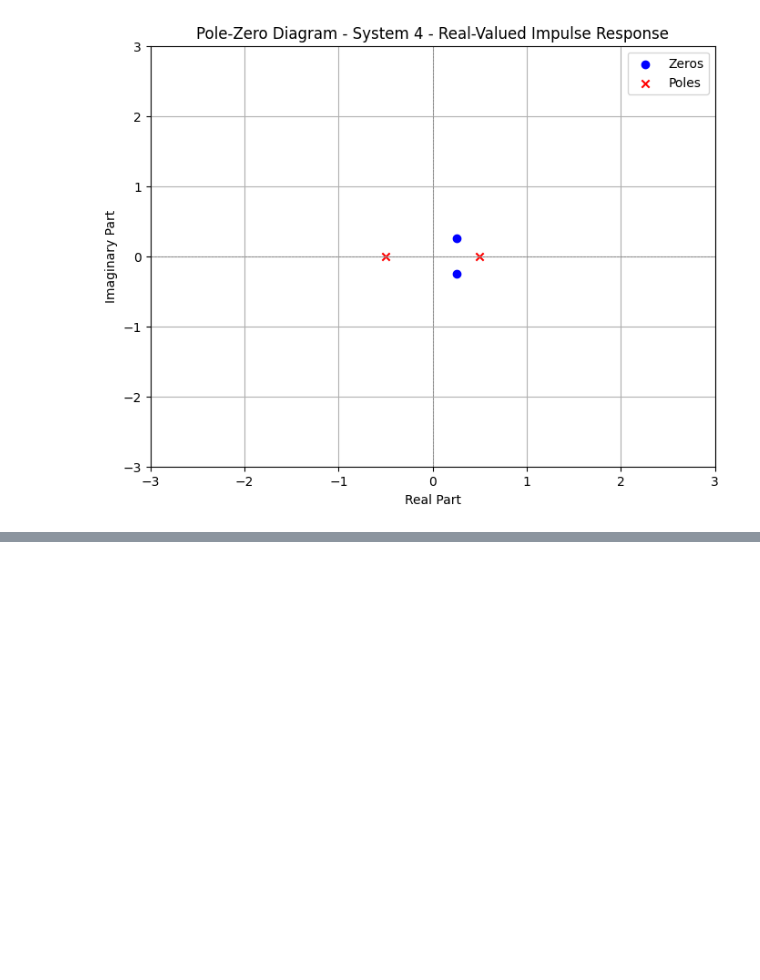
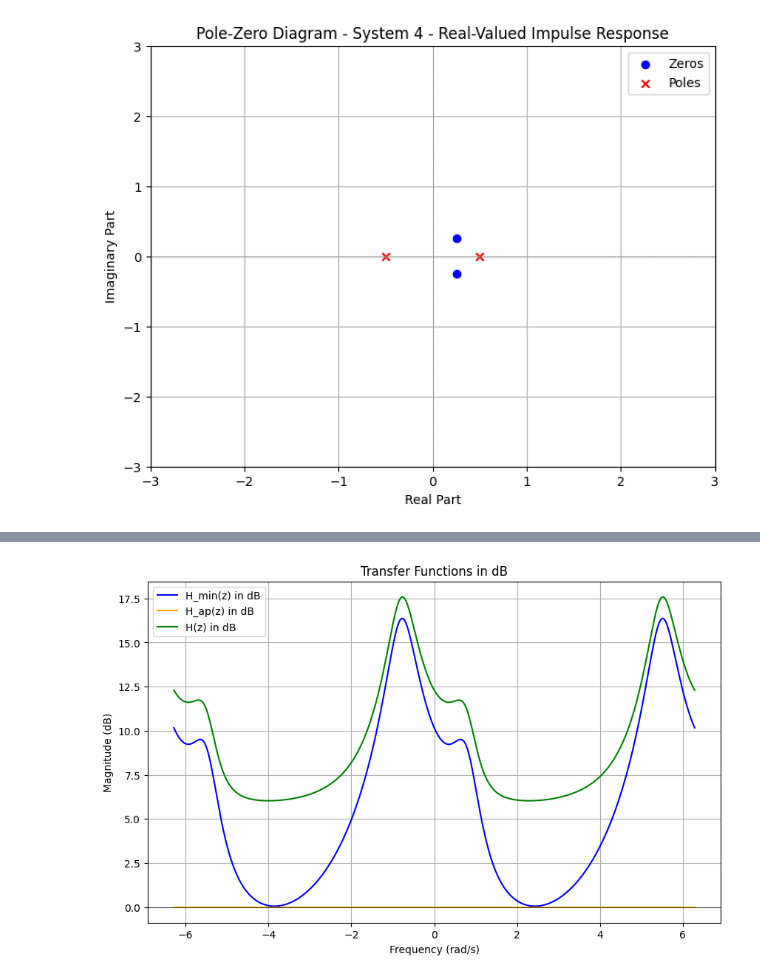
Before and after one commit to zeroxdan/eds, a Jupyter notebook: ha02.ipynb, the cells around one changed output, grey strips where cells are left out. Drawn from its saved outputs; the diff is of its cells as text; code cells hidden in the pictures; blank space fills up the shorter version.

```diff
--- a/ha02.ipynb
+++ b/ha02.ipynb
@@ -368,0 +411,31 @@ plot_pole_zero_diagram(zeros4, poles4, 'System 4 - Real-Valued Impulse Response'
+# %%
+# 04b
+def transfer_function(z, k, zeros, poles):
+    numerator = np.prod([(1 - z_i/z) for z_i in zeros], axis=0)
+    denominator = np.prod([(1 - p_i/z) for p_i in poles], axis=0)
+    return k * numerator / denominator
+
+# Parameters
+k_min = 2  # Assume some gain for min phase
+k_ap = 1   # Assume some gain for all-pass
+w = np.linspace(-2 * np.pi, 2 * np.pi, 1000)
+
+H_min = transfer_function(np.exp(1j*w), k_min, zeros_min_phase, poles_min_phase)
+H_ap = transfer_function(np.exp(1j*w), k_ap, poles_all_pass, poles_all_pass)
+H = H_min + H_ap  # Superposition for the overall system
+
+# Plot in dB
+plt.figure(figsize=(10, 6))
+plt.plot(w, 20 * np.log10(np.abs(H_min)), label='H_min(z) in dB', color='blue')
+plt.plot(w, 20 * np.log10(np.abs(H_ap)), label='H_ap(z) in dB', color='orange')
+plt.plot(w, 20 * np.log10(np.abs(H)), label='H(z) in dB', color='green')
+
+plt.title("Transfer Functions in dB")
+plt.xlabel("Frequency (rad/s)")
+plt.ylabel("Magnitude (dB)")
+plt.axhline(0, color='black', lw=0.5)
+plt.grid()
+plt.legend()
+plt.show()
+# %% [output]
+[figure, added]
```
Also changed, not shown: parts of 2 cells of this notebook.
